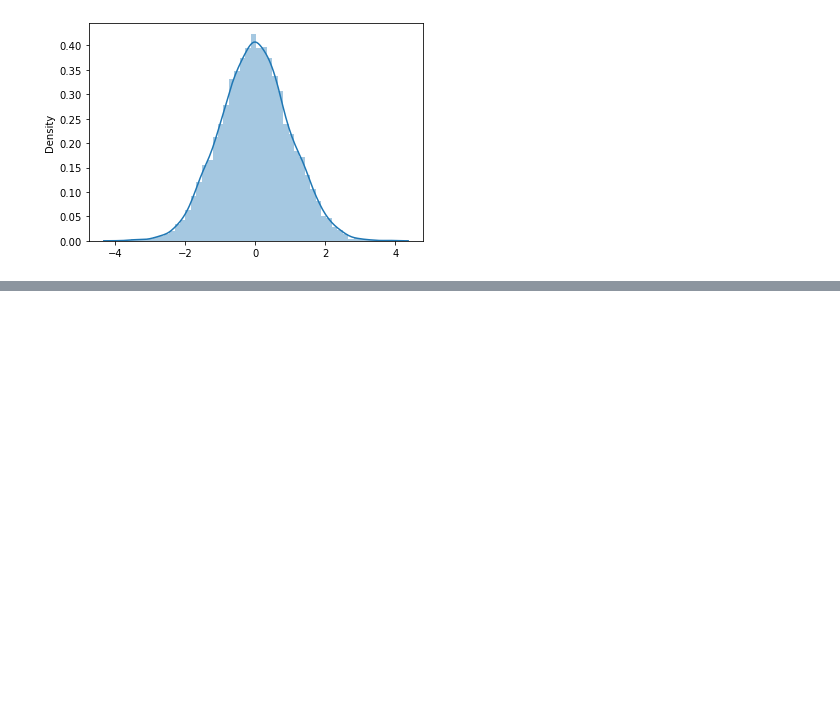
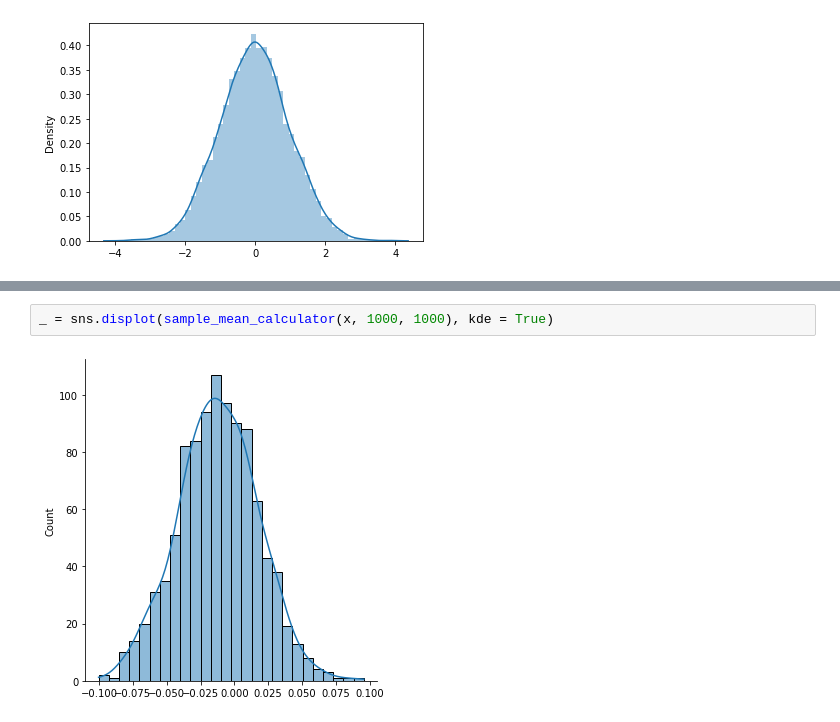
Before and after one commit to Shemnderitu/Statisticsfordatascience, a Jupyter notebook: Prac3.ipynb, the cells around one changed output, grey strips where cells are left out. Saved outputs shown, nothing was run; the diff lists cells and outputs as text; blank space fills up the shorter version.

```diff
--- a/Prac3.ipynb
+++ b/Prac3.ipynb
@@ -113,0 +142,4 @@ sns.distplot(x)
+# %%
+_ = sns.displot(sample_mean_calculator(x, 1000, 1000), kde = True)
+# %% [output]
+[figure, added]
```
Also changed, not shown: parts of 6 cells of this notebook.
